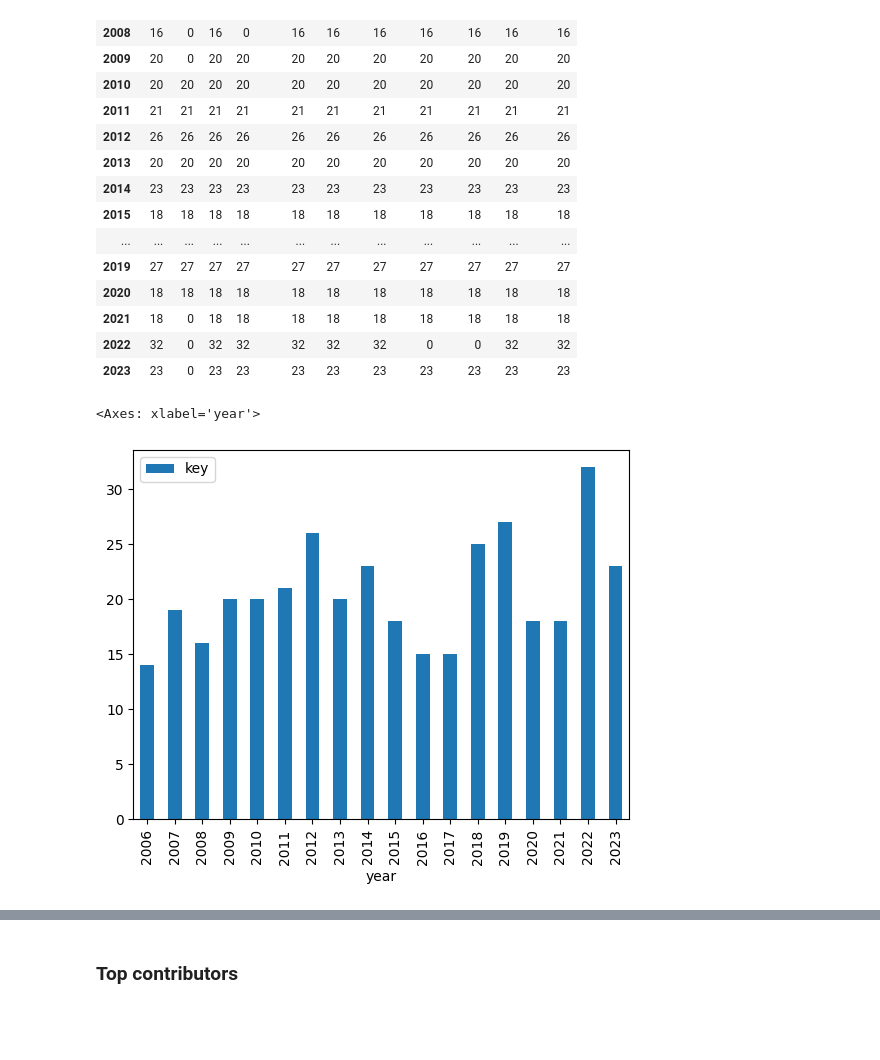
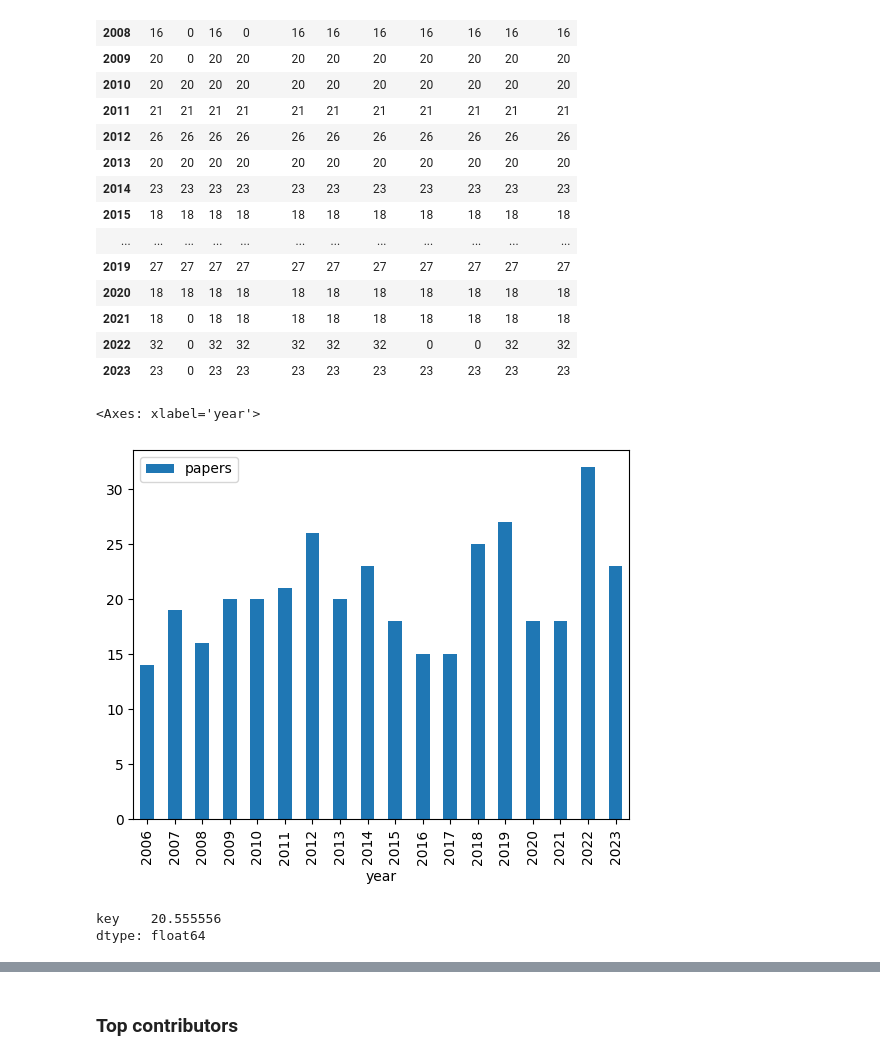
Before and after one commit to andremann/IRCDL-2024, a Jupyter notebook: notebooks/01-AM-exploration.ipynb, the cells around one changed output, grey strips where cells are left out. Cells and saved outputs as stored; diff of their text form; code cells hidden in the pictures; blank space fills up the shorter version.

```diff
--- a/notebooks/01-AM-exploration.ipynb
+++ b/notebooks/01-AM-exploration.ipynb
@@ -208,8 +208,13 @@ papers.groupby('year').count()
 | 2021 | 18 | 0 | 18 | 18 | 18 | 18 | 18 | 18 | 18 | 18 | 18 |
 | 2022 | 32 | 0 | 32 | 32 | 32 | 32 | 32 | 0 | 0 | 32 | 32 |
 | 2023 | 23 | 0 | 23 | 23 | 23 | 23 | 23 | 23 | 23 | 23 | 23 |
+# %%
+papers.rename(columns={'key': 'papers'}).groupby('year')[['papers']].count().plot.bar()
+# %% [output]
+<Axes: xlabel='year'>
+[figure, added]
 # %%
-papers.groupby('year')[['key']].count().plot.bar()
+papers.groupby('year')[['key']].count().mean()
 # %% [output]
-<Axes: xlabel='year'>
+key    20.555556
+dtype: float64
-[figure, removed]
```
Also changed, not shown: parts of 53 cells of this notebook, 3 other files.
